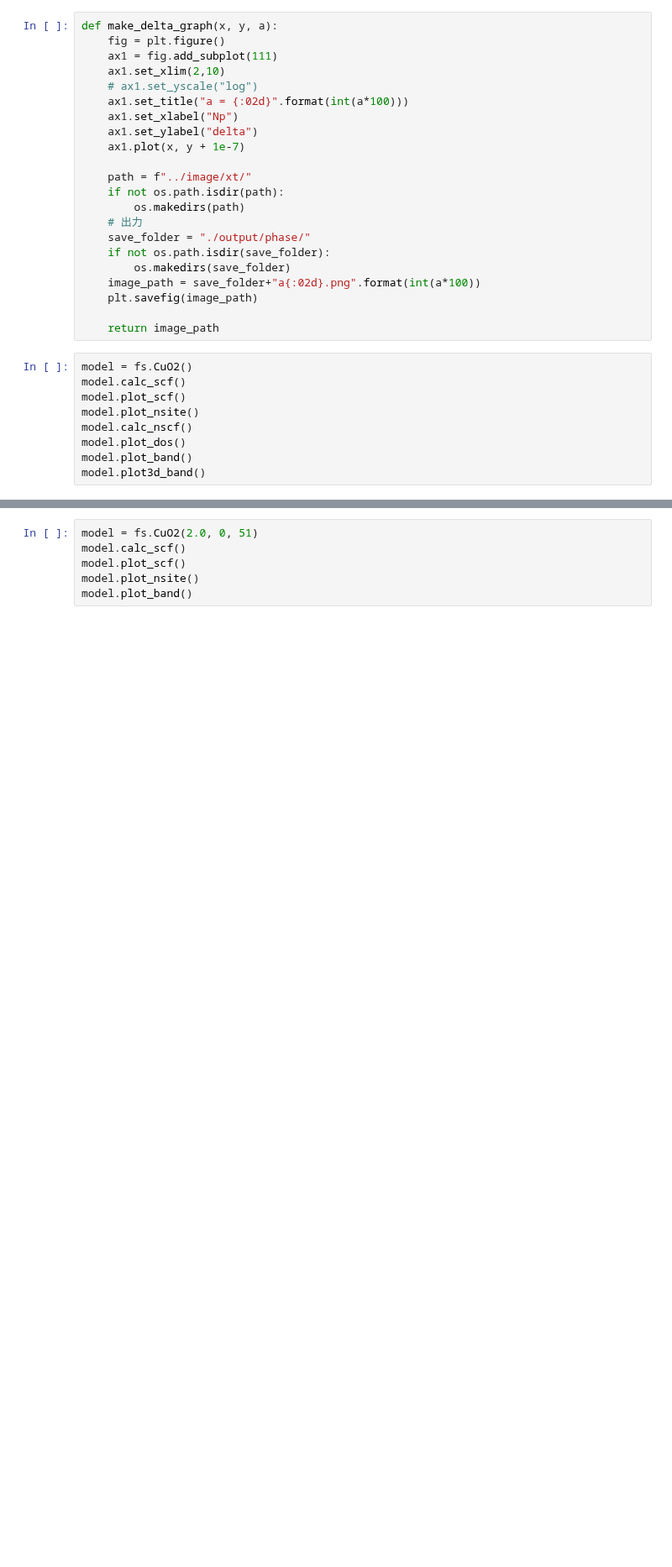
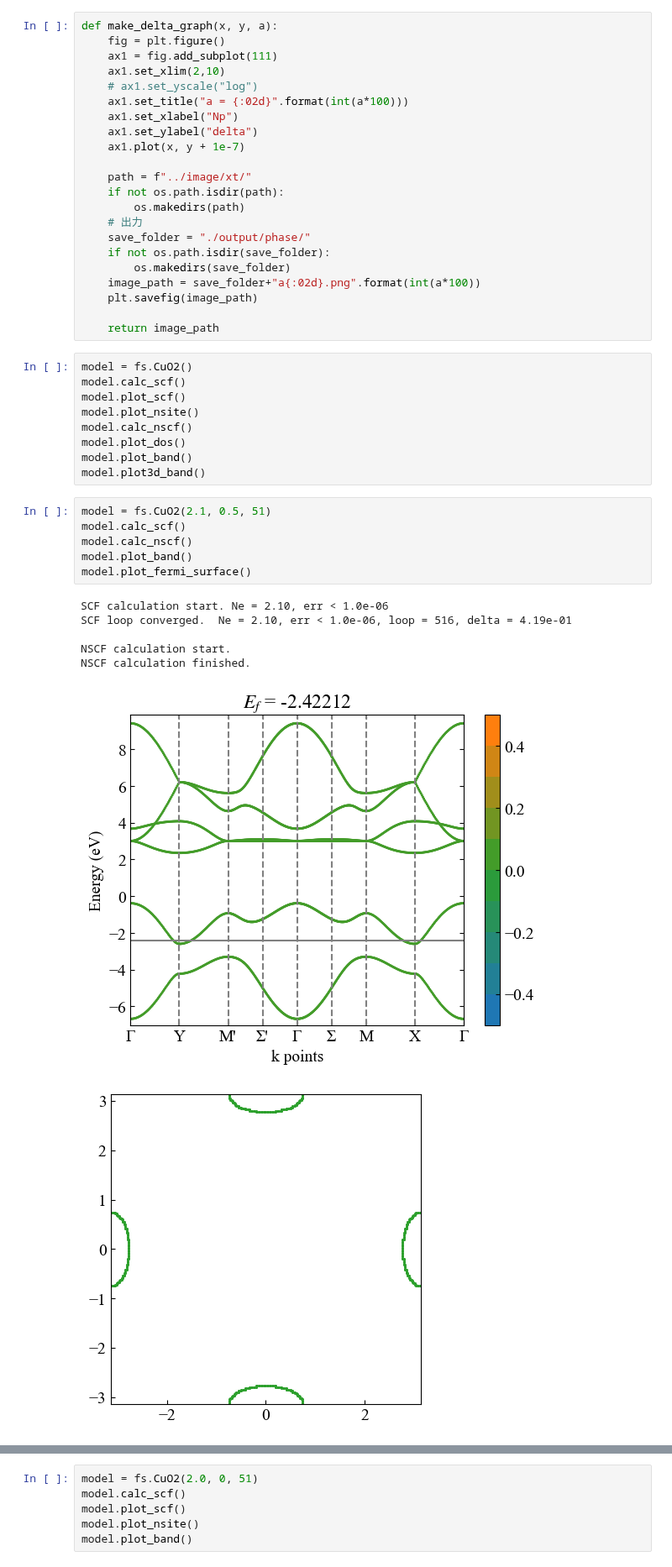
Before and after one commit to xiang-gong3944/----, a Jupyter notebook: 2024_11_28_AlterMagnet2/CuO2.ipynb, the cells around one changed output, grey strips where cells are left out. Shown at 84% size. Cells and saved outputs as stored; diff of their text form; blank space fills up the shorter version.

```diff
--- a/2024_11_28_AlterMagnet2/CuO2.ipynb
+++ b/2024_11_28_AlterMagnet2/CuO2.ipynb
@@ -173,3 +173,17 @@ model.calc_nscf()
 model.plot_dos()
 model.plot_band()
 model.plot3d_band()
+# %%
+model = fs.CuO2(2.1, 0.5, 51)
+model.calc_scf()
+model.calc_nscf()
+model.plot_band()
+model.plot_fermi_surface()
+# %% [output]
+SCF calculation start. Ne = 2.10, err < 1.0e-06
+SCF loop converged.  Ne = 2.10, err < 1.0e-06, loop = 516, delta = 4.19e-01
+
+NSCF calculation start.
+NSCF calculation finished.
+[figure, added]
+[figure, added]
```
Also changed, not shown: parts of 5 cells of this notebook.
